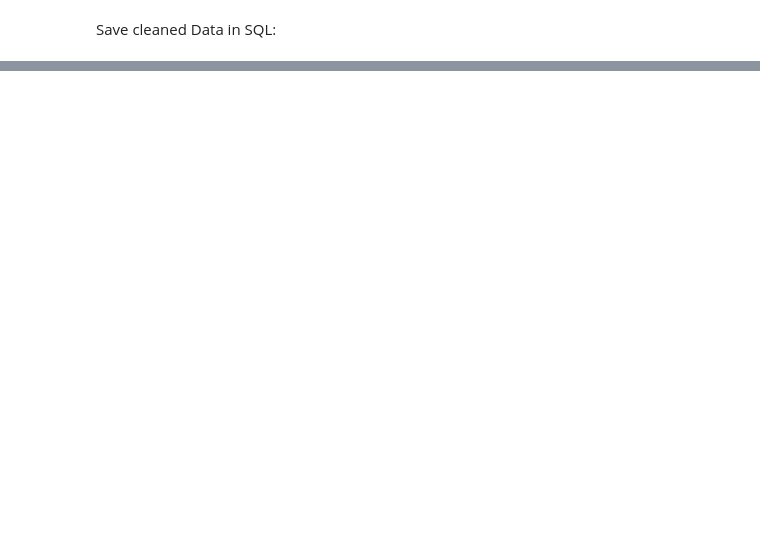
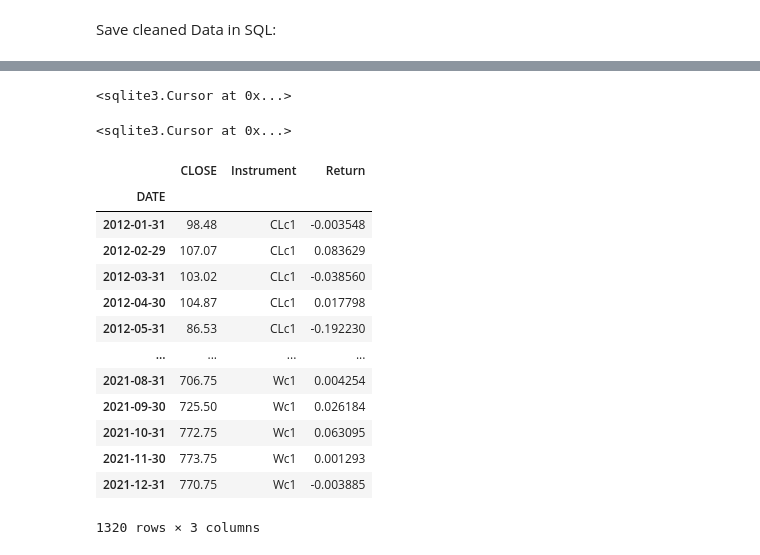
Before and after one commit to Liomat97/AQM, a Jupyter notebook: 2 Data Statistics.ipynb, the cells around one changed output, grey strips where cells are left out. Cells and saved outputs as stored; diff of their text form; code cells hidden in the pictures; blank space fills up the shorter version.

```diff
--- a/2 Data Statistics.ipynb
+++ b/2 Data Statistics.ipynb
@@ -644,0 +265,60 @@ Results_95
+# %%
+conn = sqlite3.connect('SQL_DB.db')
+c = conn.cursor()
+c.execute('''DROP TABLE IF EXISTS MACRO_CLEAN;''')
+c.execute('''DROP TABLE IF EXISTS FUTURES_CLEAN;''')
+# %% [output]
+<sqlite3.Cursor at 0x...>
+# %%
+c.execute('''CREATE TABLE MACRO_CLEAN (
+    "Macro_Variable" TEXT,
+    DATE DATETIME,
+	"Value" NUMERIC
+);''')
+
+c.execute('''CREATE TABLE FUTURES_CLEAN (
+    DATE DATETIME,
+	"CLOSE" NUMERIC,
+    "Instrument" TEXT,
+    "Return" NUMERIC
+);''')
+# %% [output]
+<sqlite3.Cursor at 0x...>
+# %%
+conn = sqlite3.connect(r"C:\Users\lione\OneDrive\Dokumente\GitHub\AQM\SQL_DB.db")
+c = conn.cursor()
+c.executemany("INSERT INTO MACRO_CLEAN(Macro_Variable, DATE, Value) VALUES (?,?,?)", liste_SQL_macro_clean)
+conn.commit()
+
+c.executemany("INSERT INTO FUTURES_CLEAN(DATE, CLOSE, Instrument, Return) VALUES (?,?,?,?)", liste_SQL_futures_clean)
+conn.commit()
+# %%
+#Select Statement to import the SQL Data back into Python:
+c = conn.cursor()
+c.execute("SELECT DATE, Macro_Variable, Value FROM MACRO_CLEAN")
+macro_sql_data=c.fetchall()
+macro_clean_sql = pd.DataFrame(macro_sql_data,columns=['Macro_Variable', 'DATE', 'Value'])
+macro_clean_sql = macro_clean_sql.set_index('DATE')
+macro_clean_sql
+
+#Select Futures Data from SQL DB:
+c.execute("SELECT * FROM FUTURES_CLEAN")
+futures_sql_data=c.fetchall()
+futures_clean_sql = pd.DataFrame(futures_sql_data,columns=['DATE', 'CLOSE', 'Instrument', 'Return'])
+futures_clean_sql = futures_clean_sql.set_index('DATE')
+futures_clean_sql
+# %% [output]
+|  | CLOSE | Instrument | Return |
+| DATE |  |  |  |
+| 2012-01-31 | 98.48 | CLc1 | -0.003548 |
+| 2012-02-29 | 107.07 | CLc1 | 0.083629 |
+| 2012-03-31 | 103.02 | CLc1 | -0.038560 |
+| 2012-04-30 | 104.87 | CLc1 | 0.017798 |
+| 2012-05-31 | 86.53 | CLc1 | -0.192230 |
+| ... | ... | ... | ... |
+| 2021-08-31 | 706.75 | Wc1 | 0.004254 |
+| 2021-09-30 | 725.50 | Wc1 | 0.026184 |
+| 2021-10-31 | 772.75 | Wc1 | 0.063095 |
+| 2021-11-30 | 773.75 | Wc1 | 0.001293 |
+| 2021-12-31 | 770.75 | Wc1 | -0.003885 |
+1320 rows × 3 columns
```
Also changed, not shown: parts of 24 cells of this notebook, 16 other files.
